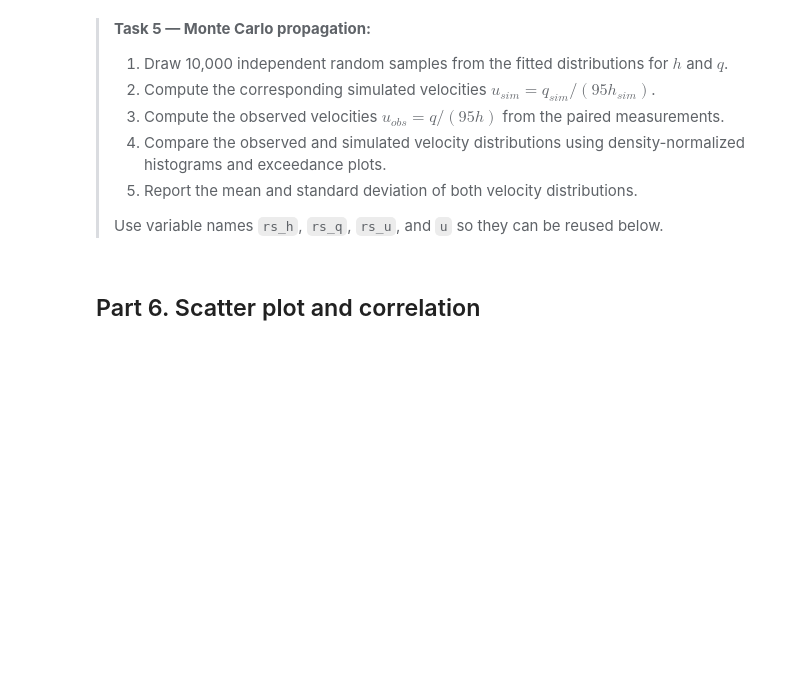
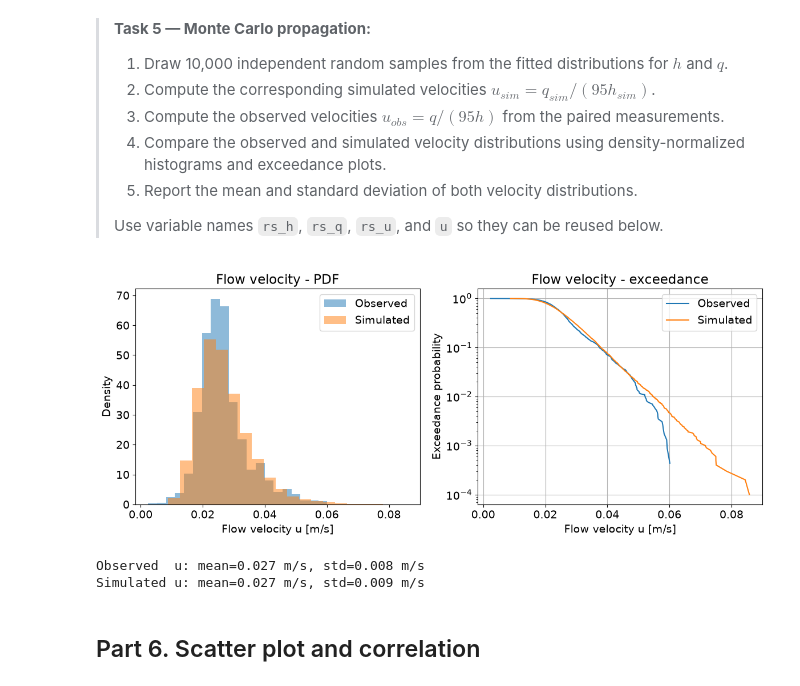
Before and after one commit to mangl308/GA1.4, a Jupyter notebook: GA_1.4.ipynb, the cells around one changed output. Drawn from its saved outputs; the diff is of its cells as text; code cells hidden in the pictures; blank space fills up the shorter version.

```diff
--- a/GA_1.4.ipynb
+++ b/GA_1.4.ipynb
@@ -280,7 +280,50 @@ $$u=\frac{q}{95h}.$$
 >Use variable names `rs_h`, `rs_q`, `rs_u`, and `u` so they can be reused below.
 >
 # %%
-### YOUR CODE HERE
+# --- 1. Draw independent samples from the fitted distributions ---
+rs_h = lognorm.rvs(*params_h, size=10000)
+rs_q = gumbel_r.rvs(*params_q, size=10000)
+
+# --- 2. Simulated velocities ---
+rs_u = rs_q / (95 * rs_h)
+
+# --- 3. Observed velocities from the paired measurements ---
+u = flow / (95 * level)
+
+# --- 4. Compare observed and simulated velocities ---
+cdf_u = ecdf(u)
+cdf_rs_u = ecdf(rs_u)
+
+fig, ax = plt.subplots(1, 2, figsize=(12, 5))
+
+# Density-normalized histograms
+ax[0].hist(u, bins=20, density=True, alpha=0.5, label='Observed')
+ax[0].hist(rs_u, bins=20, density=True, alpha=0.5, label='Simulated')
+ax[0].set_xlabel('Flow velocity u [m/s]')
+ax[0].set_ylabel('Density')
+ax[0].set_title('Flow velocity - PDF')
+ax[0].legend()
+
+# Exceedance probabilities
+ax[1].plot(cdf_u[1], 1 - cdf_u[0], label='Observed')
+ax[1].plot(cdf_rs_u[1], 1 - cdf_rs_u[0], label='Simulated')
+ax[1].set_yscale('log')
+ax[1].set_xlabel('Flow velocity u [m/s]')
+ax[1].set_ylabel('Exceedance probability')
+ax[1].set_title('Flow velocity - exceedance')
+ax[1].legend()
+ax[1].grid(True)
+
+plt.tight_layout()
+plt.show()
+
+# --- 5. Moments of both velocity distributions ---
+print('Observed  u: mean=%.3f m/s, std=%.3f m/s' % (np.mean(u), np.std(u, ddof=1)))
+print('Simulated u: mean=%.3f m/s, std=%.3f m/s' % (np.mean(rs_u), np.std(rs_u, ddof=1)))
+# %% [output]
+[figure, added]
+Observed  u: mean=0.027 m/s, std=0.008 m/s
+Simulated u: mean=0.027 m/s, std=0.009 m/s
 # %% [markdown]
 ## Part 6. Scatter plot and correlation
 # %% [markdown]
```
Also changed, not shown: parts of 3 cells of this notebook.
